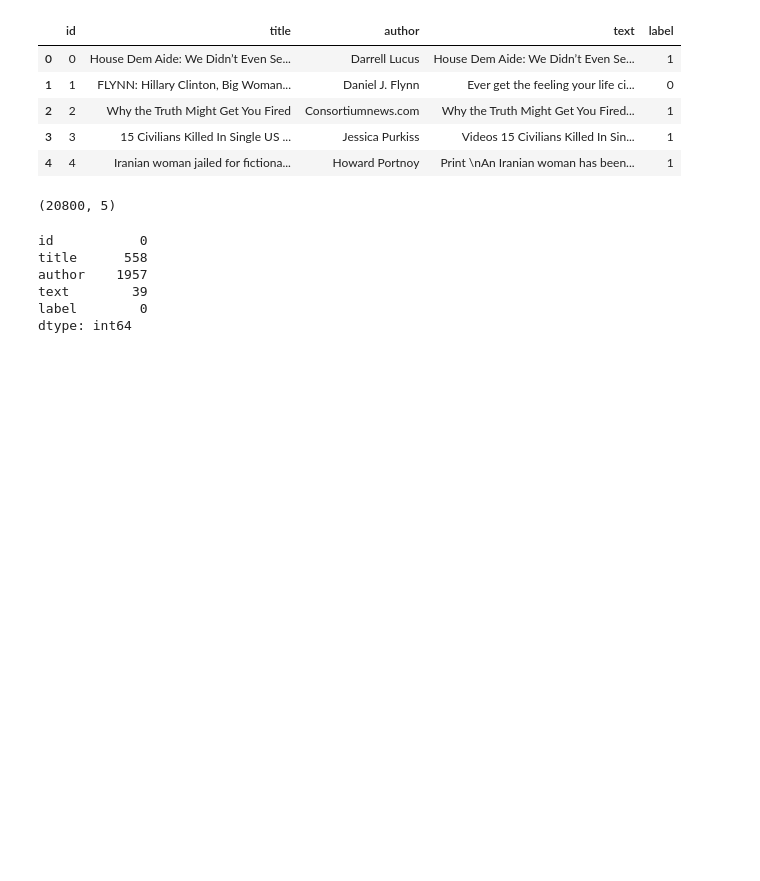
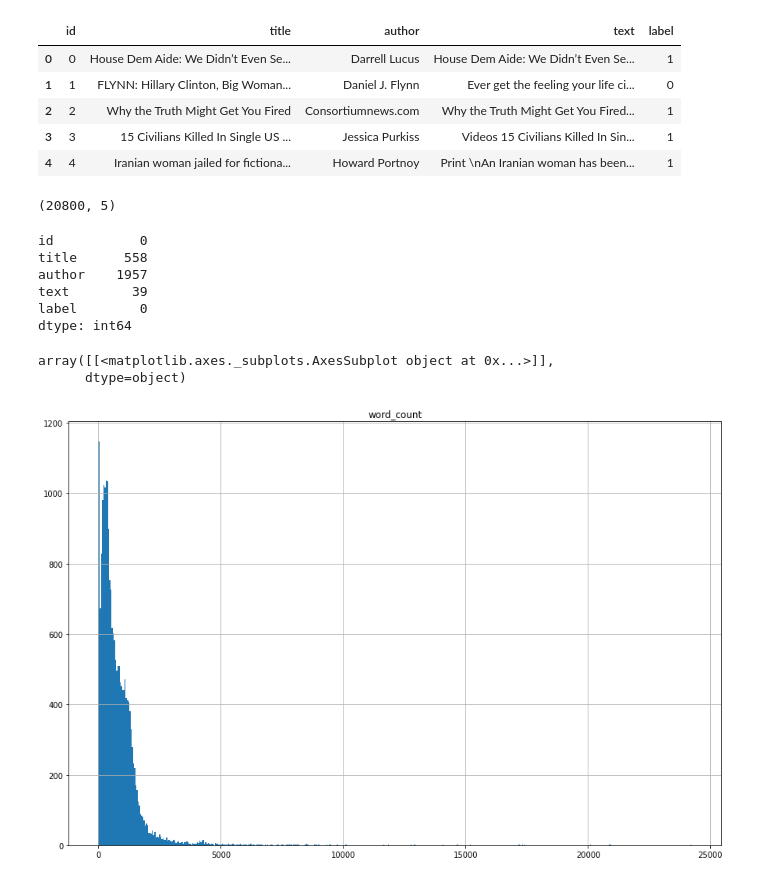
Before and after one commit to pmdino/CS39AA-Project, a Jupyter notebook: CS39AA_Project_Part_1.ipynb, the cells around one changed output. Saved outputs shown, nothing was run; the diff lists cells and outputs as text; code cells hidden in the pictures; blank space fills up the shorter version.

```diff
--- a/CS39AA_Project_Part_1.ipynb
+++ b/CS39AA_Project_Part_1.ipynb
@@ -36,3 +31,11 @@ author    1957
 text        39
 label        0
 dtype: int64
+# %%
+news_data['word_count'] = news_data['text'].apply(lambda x: len(str(x).split()))
+# %%
+news_data[["word_count"]].hist(bins=500, figsize=(15, 10))
+# %% [output]
+array([[<matplotlib.axes._subplots.AxesSubplot object at 0x...>]],
+      dtype=object)
+[figure, added]
```
Also changed, not shown: parts of 3 cells of this notebook.
